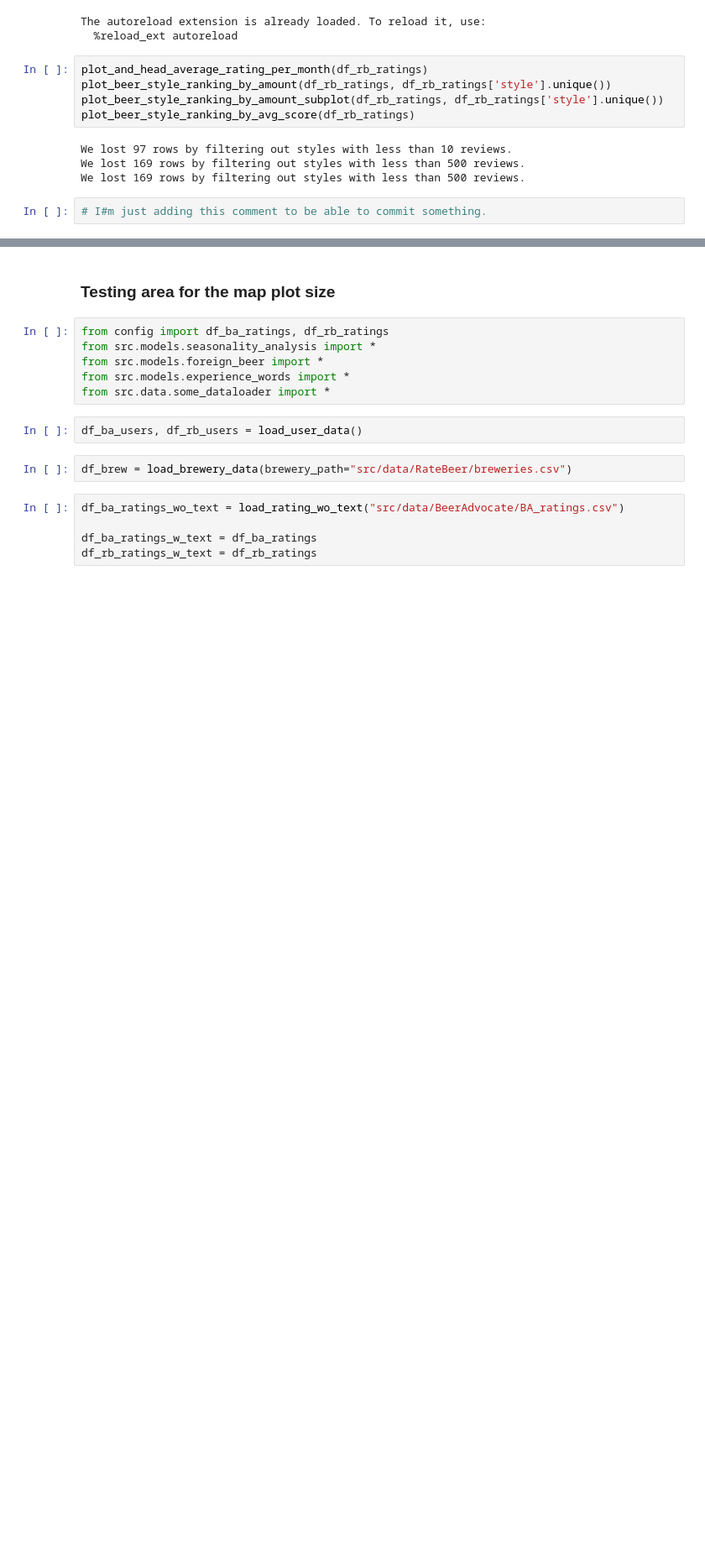
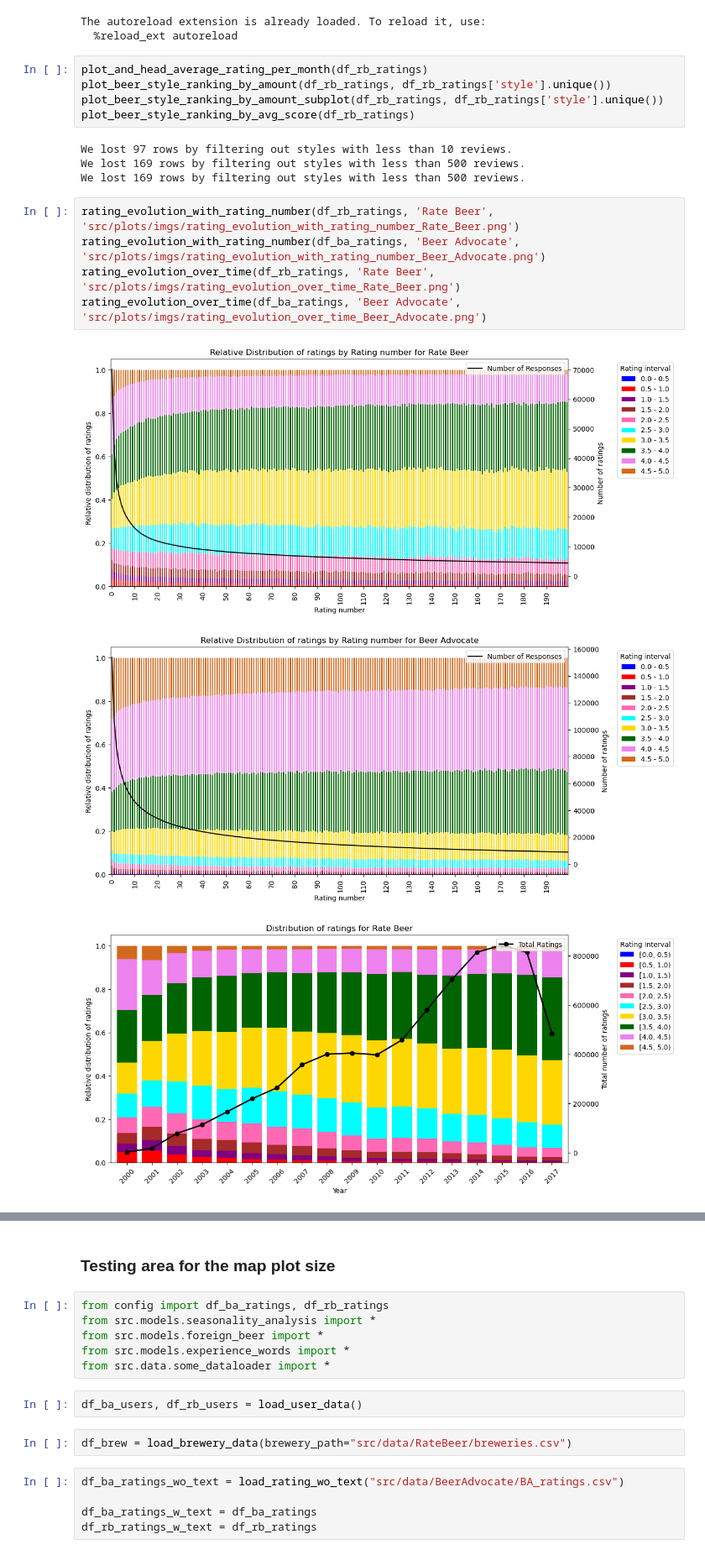
Before and after one commit to davidholzwarth/the-five-data-wranglers, a Jupyter notebook: plots.ipynb, the cells around one changed output, grey strips where cells are left out. Shown: that part at 84% size. Drawn from its saved outputs; the diff is of its cells as text; blank space fills up the shorter version.

```diff
--- a/plots.ipynb
+++ b/plots.ipynb
@@ -15,5 +16,12 @@ plot_beer_style_ranking_by_avg_score(df_rb_ratings)
 We lost 97 rows by filtering out styles with less than 10 reviews.
 We lost 169 rows by filtering out styles with less than 500 reviews.
 We lost 169 rows by filtering out styles with less than 500 reviews.
-# %%
-# I#m just adding this comment to be able to commit something.
+# %%
+rating_evolution_with_rating_number(df_rb_ratings, 'Rate Beer', 'src/plots/imgs/rating_evolution_with_rating_number_Rate_Beer.png')
+rating_evolution_with_rating_number(df_ba_ratings, 'Beer Advocate', 'src/plots/imgs/rating_evolution_with_rating_number_Beer_Advocate.png')
+rating_evolution_over_time(df_rb_ratings, 'Rate Beer', 'src/plots/imgs/rating_evolution_over_time_Rate_Beer.png')
+rating_evolution_over_time(df_ba_ratings, 'Beer Advocate', 'src/plots/imgs/rating_evolution_over_time_Beer_Advocate.png')
+# %% [output]
+[figure, added]
+[figure, added]
+[figure, added]
```
Also changed, not shown: parts of 2 cells of this notebook, 7 other files.
